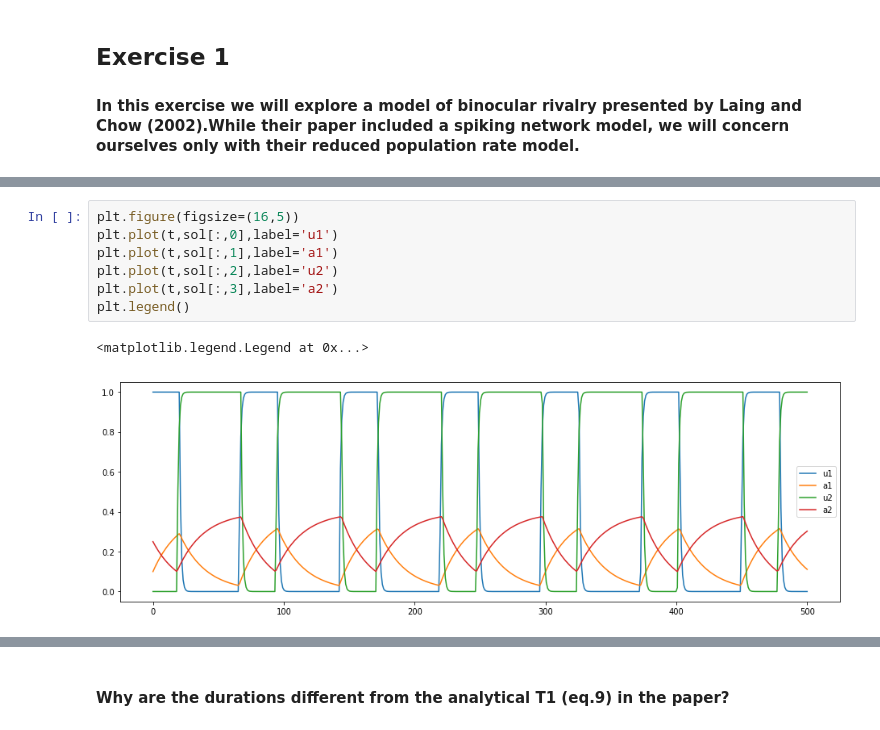
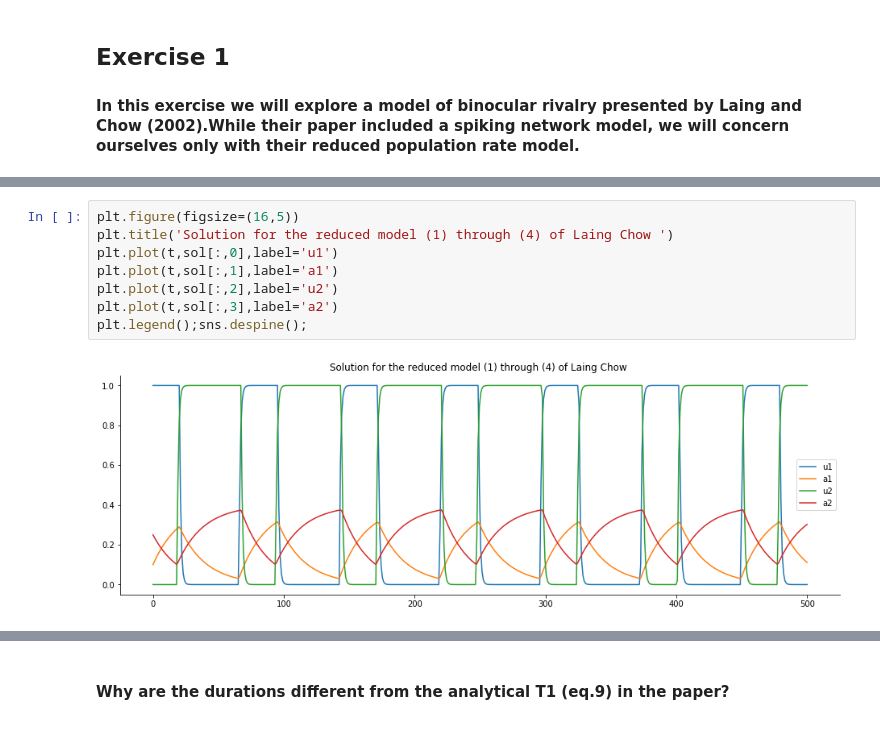
Before and after one commit to lauralopezgaldo/finalproject, a Jupyter notebook: PerceptualBistability.ipynb, the cells around one changed output, grey strips where cells are left out. Cells and saved outputs as stored; diff of their text form.

```diff
--- a/PerceptualBistability.ipynb
+++ b/PerceptualBistability.ipynb
@@ -60,14 +60,14 @@ sns.despine();
 [figure]
 # %%
 plt.figure(figsize=(16,5))
+plt.title('Solution for the reduced model (1) through (4) of Laing Chow ')
 plt.plot(t,sol[:,0],label='u1')
 plt.plot(t,sol[:,1],label='a1')
 plt.plot(t,sol[:,2],label='u2')
 plt.plot(t,sol[:,3],label='a2')
-plt.legend()
+plt.legend();sns.despine();
 # %% [output]
-<matplotlib.legend.Legend at 0x...>
-[figure, old version]
+[figure, new version]
 # %%
 #Population active if u1 > u2
 x1 = u1 > u2; #p1 is active when x1 = 1
```
Also changed, not shown: parts of 11 cells of this notebook.
